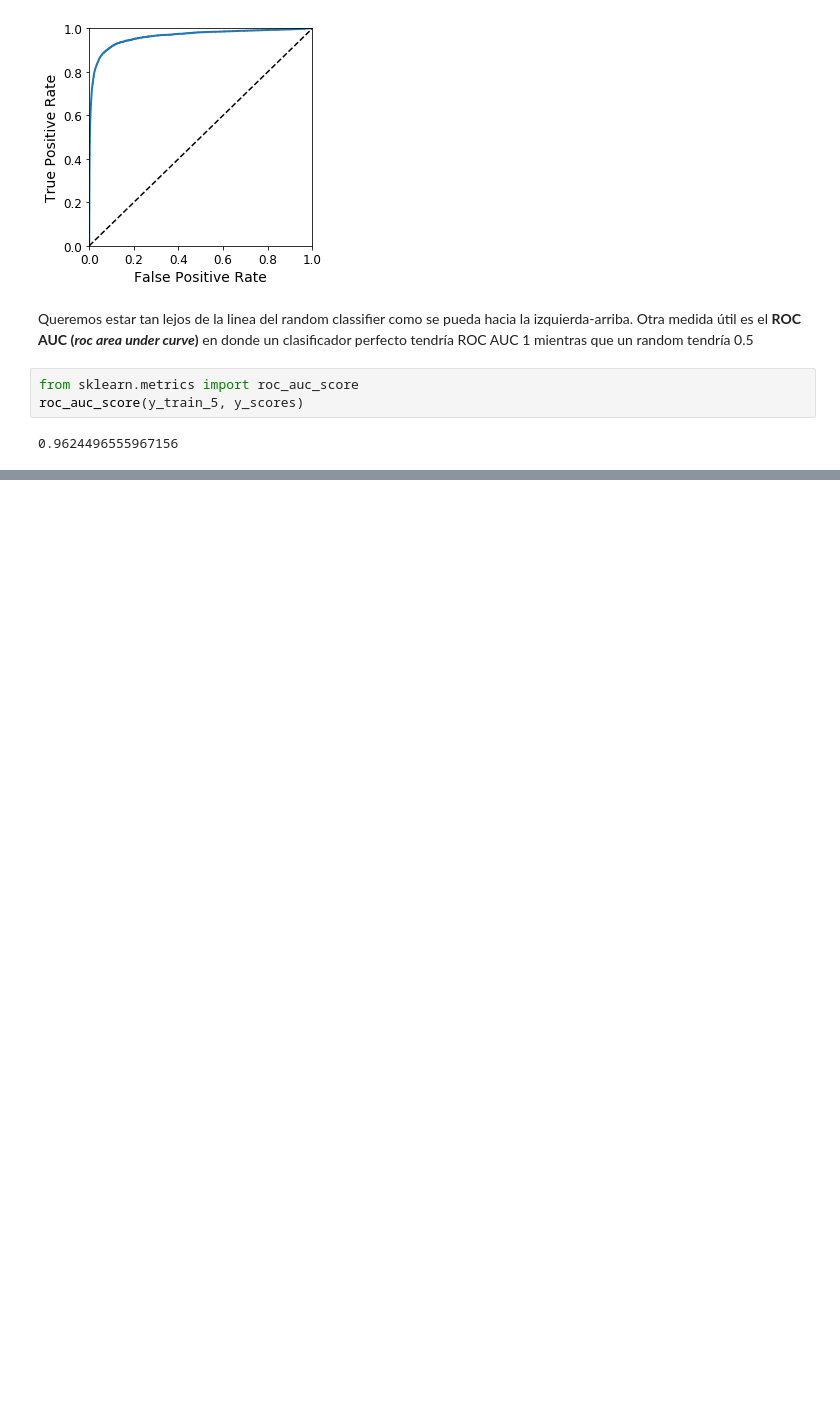
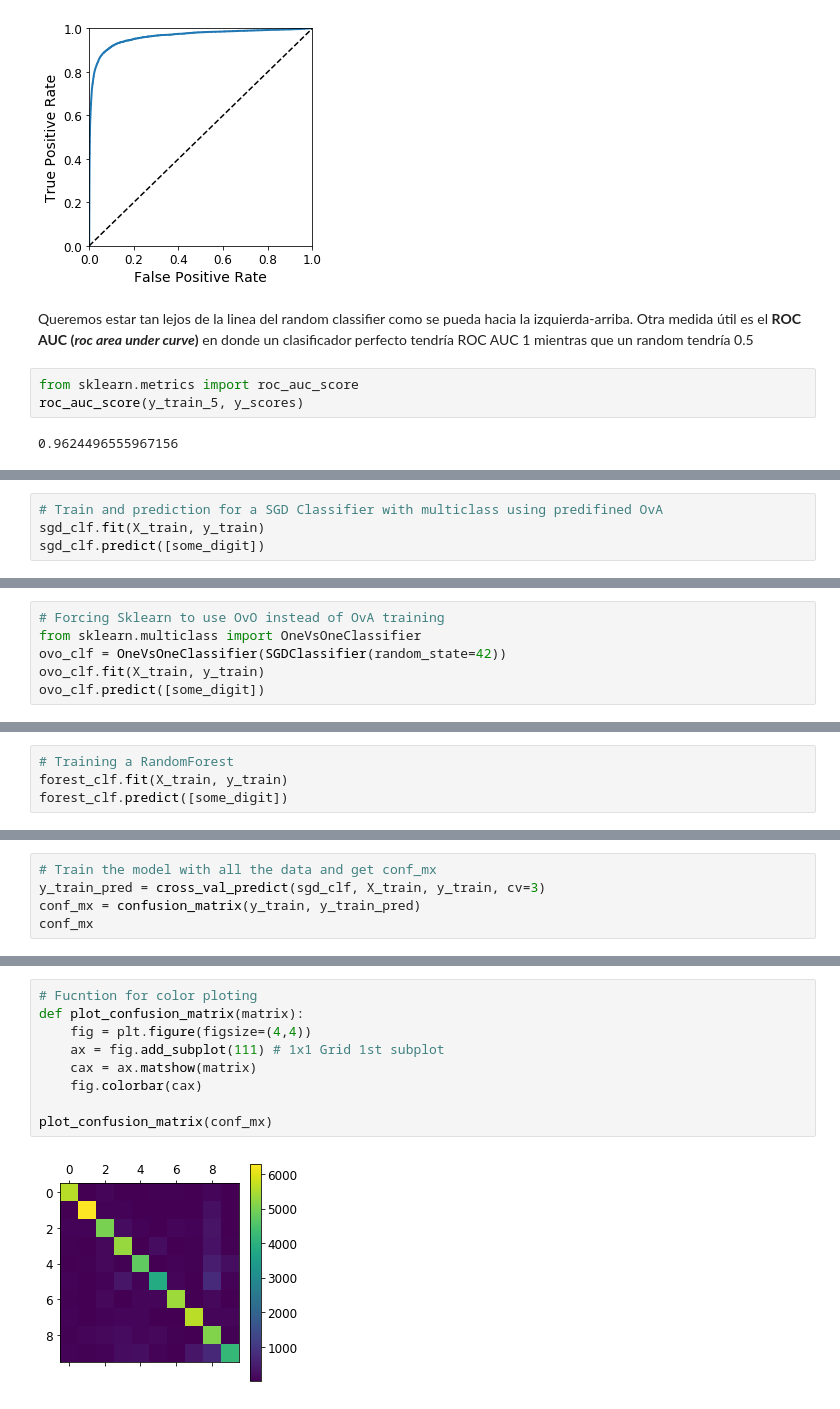
Before and after one commit to israfelsr/ML_Book_Practice, a Jupyter notebook: Chapter 3 - Classification.ipynb, the cells around one changed output, grey strips where cells are left out. Saved outputs shown, nothing was run; the diff lists cells and outputs as text; blank space fills up the shorter version.

```diff
--- a/Chapter 3 - Classification.ipynb
+++ b/Chapter 3 - Classification.ipynb
@@ -242,0 +293,4 @@ roc_auc_score(y_train_5, y_scores)
+# %%
+# Train and prediction for a SGD Classifier with multiclass using predifined OvA
+sgd_clf.fit(X_train, y_train)
+sgd_clf.predict([some_digit])
@@ -242,0 +314,6 @@ roc_auc_score(y_train_5, y_scores)
+# %%
+# Forcing Sklearn to use OvO instead of OvA training
+from sklearn.multiclass import OneVsOneClassifier
+ovo_clf = OneVsOneClassifier(SGDClassifier(random_state=42))
+ovo_clf.fit(X_train, y_train)
+ovo_clf.predict([some_digit])
@@ -242,0 +326,4 @@ roc_auc_score(y_train_5, y_scores)
+# %%
+# Training a RandomForest
+forest_clf.fit(X_train, y_train)
+forest_clf.predict([some_digit])
@@ -242,0 +361,5 @@ roc_auc_score(y_train_5, y_scores)
+# %%
+# Train the model with all the data and get conf_mx
+y_train_pred = cross_val_predict(sgd_clf, X_train, y_train, cv=3)
+conf_mx = confusion_matrix(y_train, y_train_pred)
+conf_mx
@@ -242,0 +377,11 @@ roc_auc_score(y_train_5, y_scores)
+# %%
+# Fucntion for color ploting
+def plot_confusion_matrix(matrix):
+    fig = plt.figure(figsize=(4,4))
+    ax = fig.add_subplot(111) # 1x1 Grid 1st subplot
+    cax = ax.matshow(matrix)
+    fig.colorbar(cax)
+
+plot_confusion_matrix(conf_mx)
+# %% [output]
+[figure, added]
```
Also changed, not shown: parts of 52 cells of this notebook.
